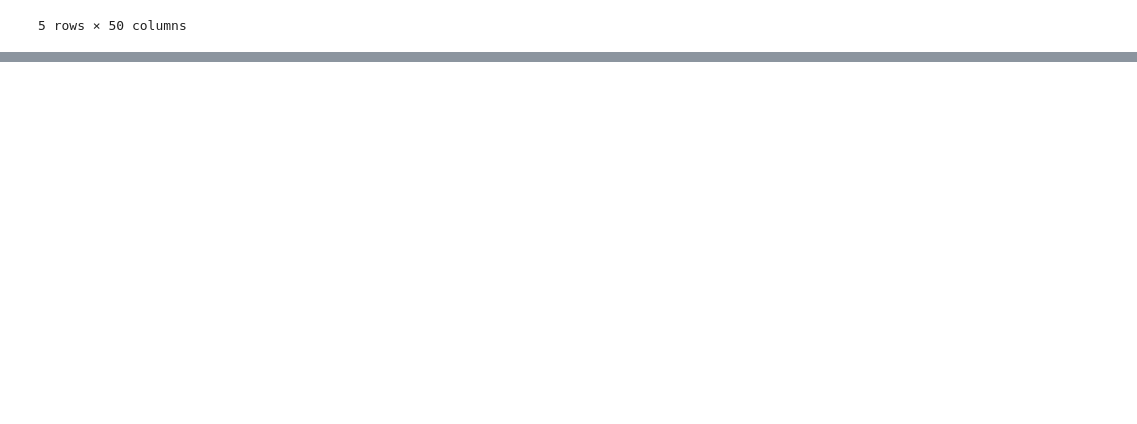
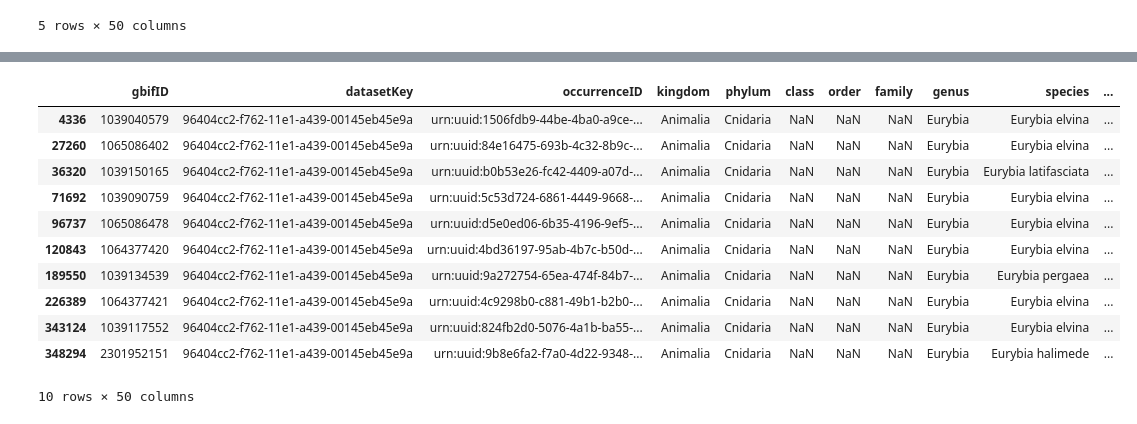
Before and after one commit to envirodatascience/final-project-insect-team, a Jupyter notebook: ENV617_group_project_ypm_ent_data.ipynb, the cells around one changed output, grey strips where cells are left out. Cells and saved outputs as stored; diff of their text form; code cells hidden in the pictures; blank space fills up the shorter version.

```diff
--- a/ENV617_group_project_ypm_ent_data.ipynb
+++ b/ENV617_group_project_ypm_ent_data.ipynb
@@ -165,0 +264,19 @@ AttributeError: module 'pandas' has no attribute 'to_csv'
+# %%
+# check Cnidaria (jellyfish)
+df_ent[df_ent.phylum == 'Cnidaria']
+# all Eurybea -- butterflies, not jellyfish
+# will need to manually change the phylum, add in family/order/class
+# only 10 instances, not a big deal
+# %% [output]
+|  | gbifID | datasetKey | occurrenceID | kingdom | phylum | class | order | family | genus | species | ... |
+| 4336 | 1039040579 | 96404cc2-f762-11e1-a439-00145eb45e9a | urn:uuid:1506fdb9-44be-4ba0-a9ce-... | Animalia | Cnidaria | NaN | NaN | NaN | Eurybia | Eurybia elvina | ... |
+| 27260 | 1065086402 | 96404cc2-f762-11e1-a439-00145eb45e9a | urn:uuid:84e16475-693b-4c32-8b9c-... | Animalia | Cnidaria | NaN | NaN | NaN | Eurybia | Eurybia elvina | ... |
+| 36320 | 1039150165 | 96404cc2-f762-11e1-a439-00145eb45e9a | urn:uuid:b0b53e26-fc42-4409-a07d-... | Animalia | Cnidaria | NaN | NaN | NaN | Eurybia | Eurybia latifasciata | ... |
+| 71692 | 1039090759 | 96404cc2-f762-11e1-a439-00145eb45e9a | urn:uuid:5c53d724-6861-4449-9668-... | Animalia | Cnidaria | NaN | NaN | NaN | Eurybia | Eurybia elvina | ... |
+| 96737 | 1065086478 | 96404cc2-f762-11e1-a439-00145eb45e9a | urn:uuid:d5e0ed06-6b35-4196-9ef5-... | Animalia | Cnidaria | NaN | NaN | NaN | Eurybia | Eurybia elvina | ... |
+| 120843 | 1064377420 | 96404cc2-f762-11e1-a439-00145eb45e9a | urn:uuid:4bd36197-95ab-4b7c-b50d-... | Animalia | Cnidaria | NaN | NaN | NaN | Eurybia | Eurybia elvina | ... |
+| 189550 | 1039134539 | 96404cc2-f762-11e1-a439-00145eb45e9a | urn:uuid:9a272754-65ea-474f-84b7-... | Animalia | Cnidaria | NaN | NaN | NaN | Eurybia | Eurybia pergaea | ... |
+| 226389 | 1064377421 | 96404cc2-f762-11e1-a439-00145eb45e9a | urn:uuid:4c9298b0-c881-49b1-b2b0-... | Animalia | Cnidaria | NaN | NaN | NaN | Eurybia | Eurybia elvina | ... |
+| 343124 | 1039117552 | 96404cc2-f762-11e1-a439-00145eb45e9a | urn:uuid:824fb2d0-5076-4a1b-ba55-... | Animalia | Cnidaria | NaN | NaN | NaN | Eurybia | Eurybia elvina | ... |
+| 348294 | 2301952151 | 96404cc2-f762-11e1-a439-00145eb45e9a | urn:uuid:9b8e6fa2-f7a0-4d22-9348-... | Animalia | Cnidaria | NaN | NaN | NaN | Eurybia | Eurybia halimede | ... |
+10 rows × 50 columns
```
Also changed, not shown: parts of 63 cells of this notebook.
